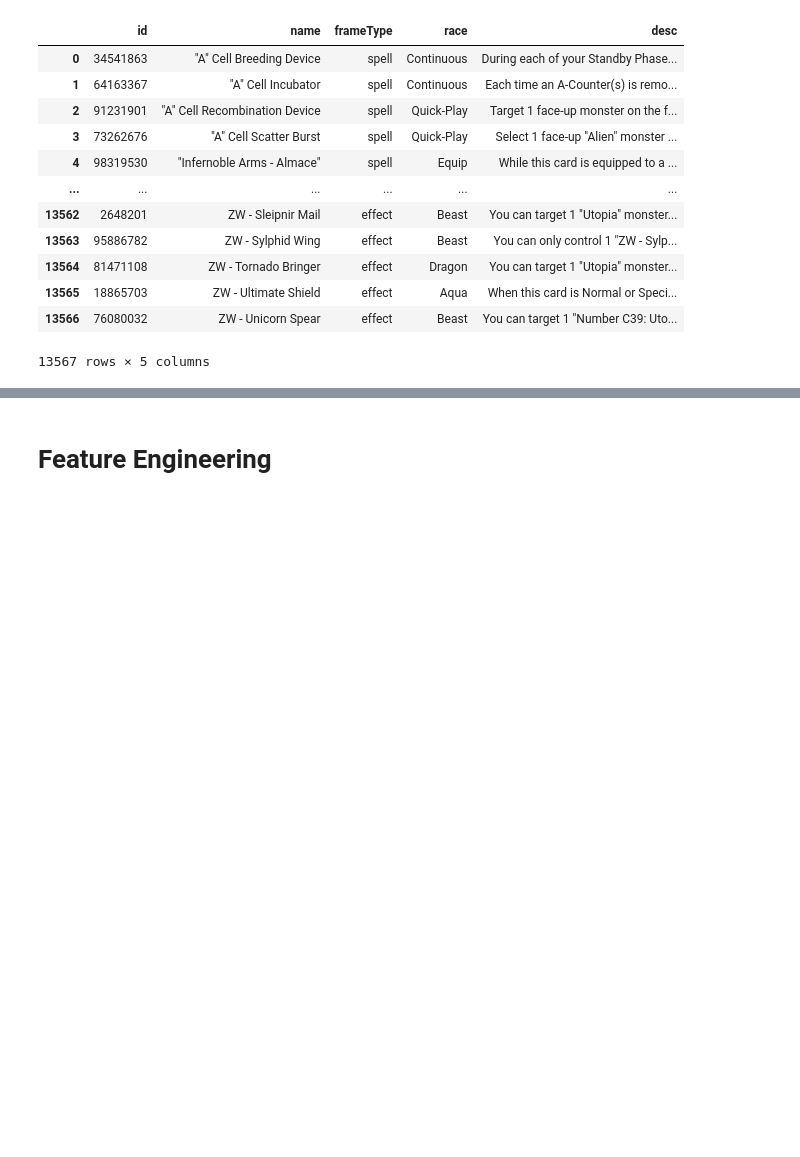
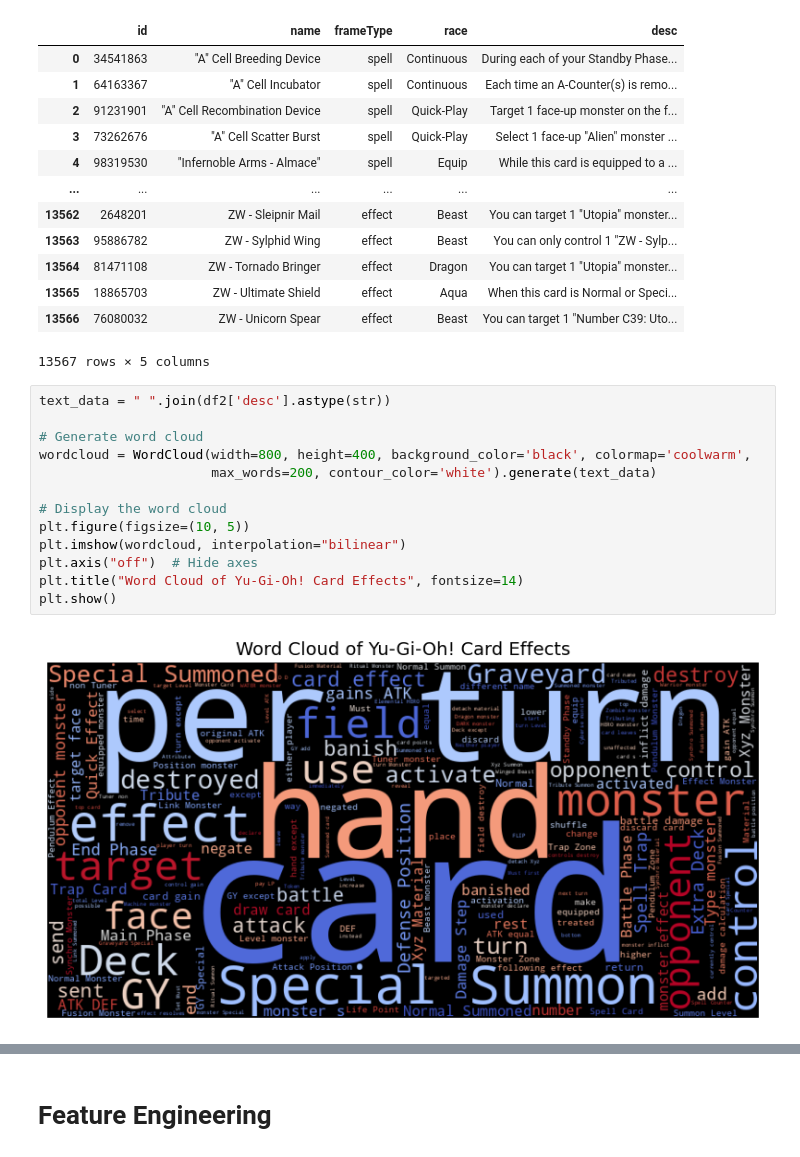
Before and after one commit to Baldaric/yugioh-cluster, a Jupyter notebook: Yugioh_class.ipynb, the cells around one changed output, grey strips where cells are left out. Drawn from its saved outputs; the diff is of its cells as text; blank space fills up the shorter version.

```diff
--- a/Yugioh_class.ipynb
+++ b/Yugioh_class.ipynb
@@ -128,3 +118,18 @@ df2.drop_duplicates()
 | 13565 | 18865703 | ZW - Ultimate Shield | effect | Aqua | When this card is Normal or Speci... |
 | 13566 | 76080032 | ZW - Unicorn Spear | effect | Beast | You can target 1 "Number C39: Uto... |
 13567 rows × 5 columns
+# %%
+text_data = " ".join(df2['desc'].astype(str))
+
+# Generate word cloud
+wordcloud = WordCloud(width=800, height=400, background_color='black', colormap='coolwarm',
+                      max_words=200, contour_color='white').generate(text_data)
+
+# Display the word cloud
+plt.figure(figsize=(10, 5))
+plt.imshow(wordcloud, interpolation="bilinear")
+plt.axis("off")  # Hide axes
+plt.title("Word Cloud of Yu-Gi-Oh! Card Effects", fontsize=14)
+plt.show()
+# %% [output]
+[figure, added]
```
Also changed, not shown: parts of 49 cells of this notebook, 3 other files.
